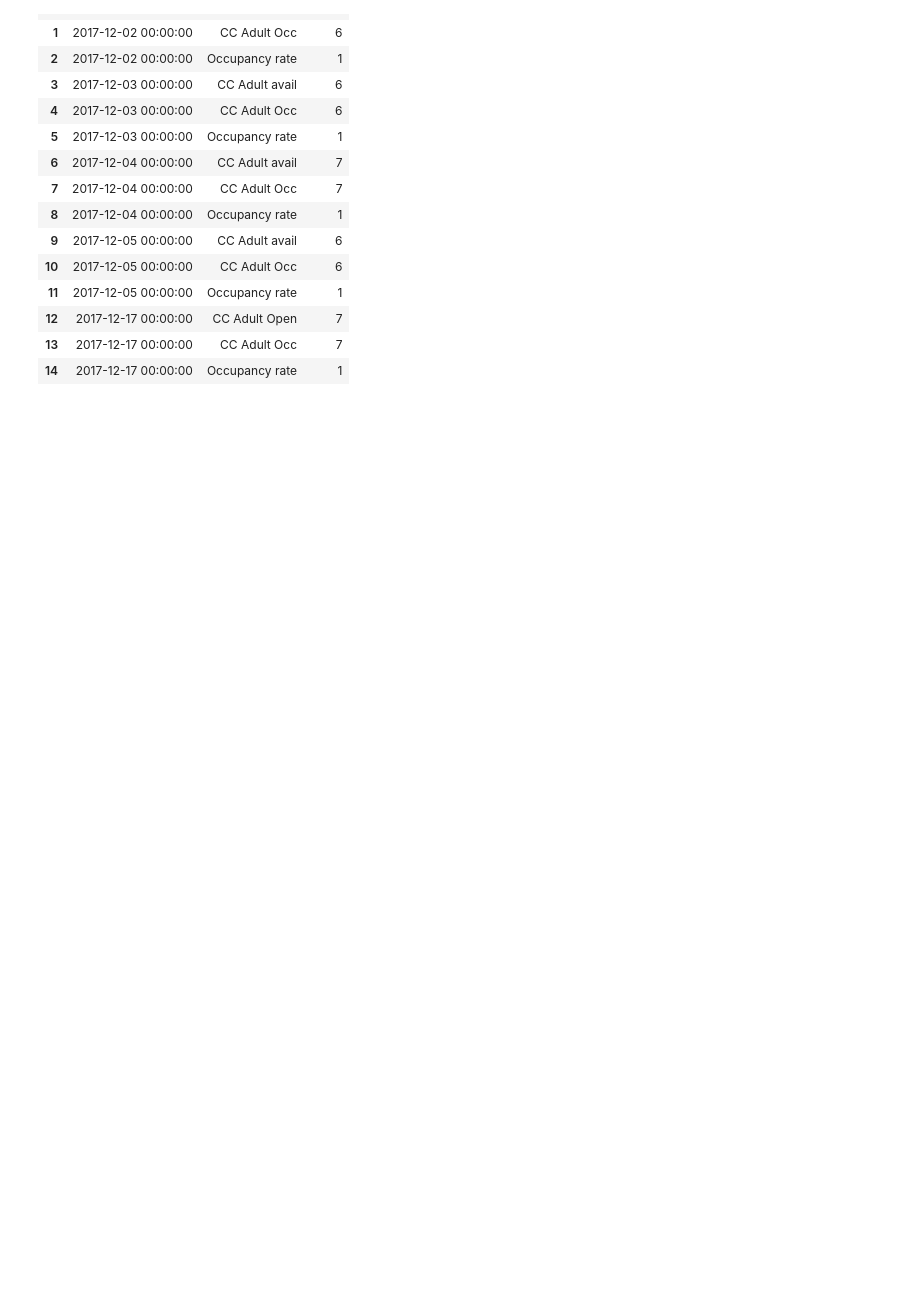
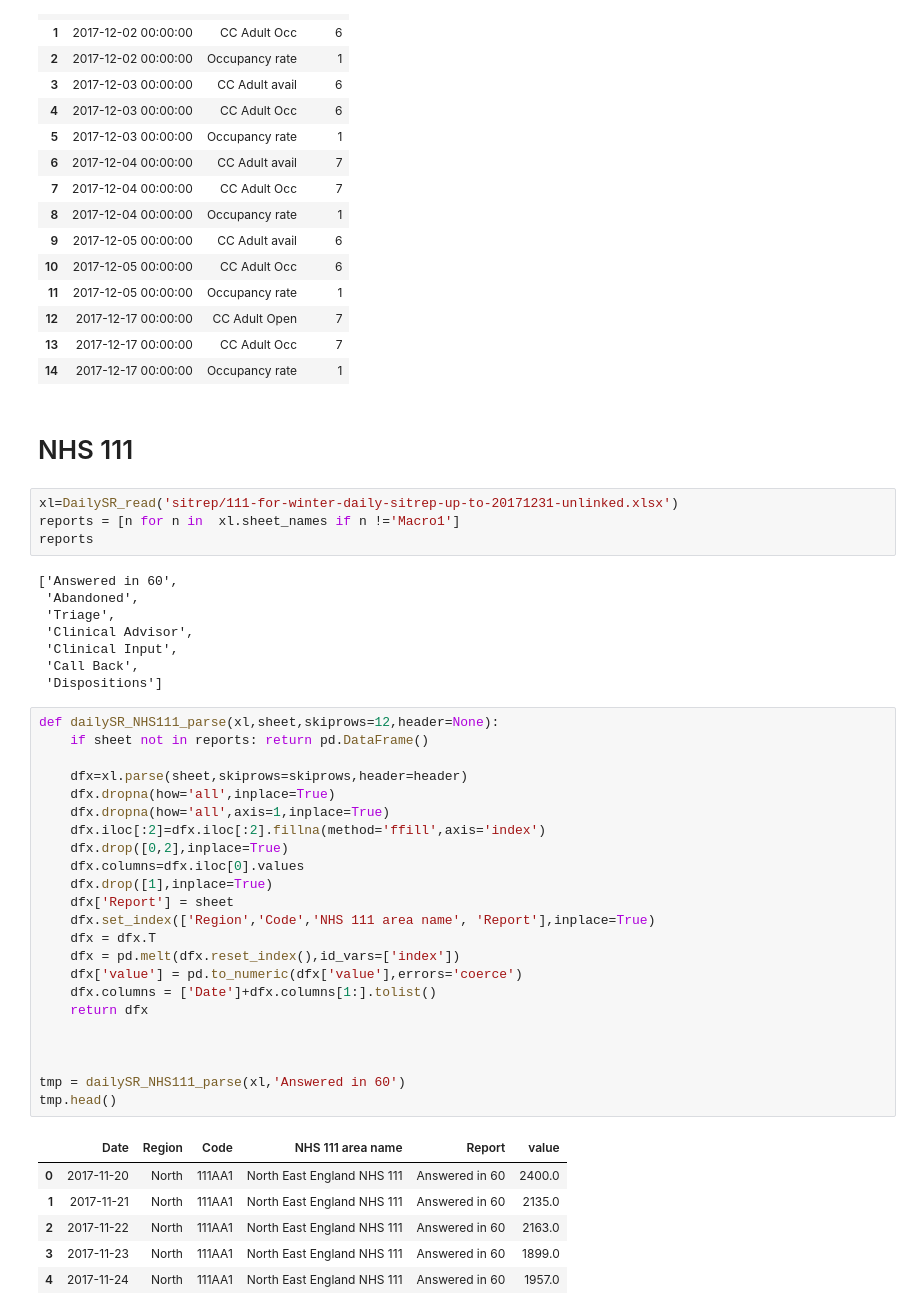
Before and after one commit to psychemedia/openHealthDataDoodles, a Jupyter notebook: notebooks/Winter_SitRep.ipynb, the cells around one changed output. Saved outputs shown, nothing was run; the diff lists cells and outputs as text; blank space fills up the shorter version.

Commit message:
Initial attempts at  NHS111 spreadsheet parser

```diff
--- a/notebooks/Winter_SitRep.ipynb
+++ b/notebooks/Winter_SitRep.ipynb
@@ -801,3 +803,47 @@ pd.read_sql_query(q_peak_occ_beds_acc, conn)
 | 12 | 2017-12-17 00:00:00 | CC Adult Open | 7 |
 | 13 | 2017-12-17 00:00:00 | CC Adult Occ | 7 |
 | 14 | 2017-12-17 00:00:00 | Occupancy rate | 1 |
+# %% [markdown]
+# NHS 111
+# %%
+xl=DailySR_read('sitrep/111-for-winter-daily-sitrep-up-to-20171231-unlinked.xlsx')
+reports = [n for n in  xl.sheet_names if n !='Macro1']
+reports
+# %% [output]
+['Answered in 60',
+ 'Abandoned',
+ 'Triage',
+ 'Clinical Advisor',
+ 'Clinical Input',
+ 'Call Back',
+ 'Dispositions']
+# %%
+def dailySR_NHS111_parse(xl,sheet,skiprows=12,header=None):
+    if sheet not in reports: return pd.DataFrame()
+
+    dfx=xl.parse(sheet,skiprows=skiprows,header=header)
+    dfx.dropna(how='all',inplace=True)
+    dfx.dropna(how='all',axis=1,inplace=True)
+    dfx.iloc[:2]=dfx.iloc[:2].fillna(method='ffill',axis='index')
+    dfx.drop([0,2],inplace=True)
+    dfx.columns=dfx.iloc[0].values
+    dfx.drop([1],inplace=True)
+    dfx['Report'] = sheet
+    dfx.set_index(['Region','Code','NHS 111 area name', 'Report'],inplace=True)
+    dfx = dfx.T
+    dfx = pd.melt(dfx.reset_index(),id_vars=['index'])
+    dfx['value'] = pd.to_numeric(dfx['value'],errors='coerce')
+    dfx.columns = ['Date']+dfx.columns[1:].tolist()
+    return dfx
+
+
+
+tmp = dailySR_NHS111_parse(xl,'Answered in 60')
+tmp.head()
+# %% [output]
+|  | Date | Region | Code | NHS 111 area name | Report | value |
+| 0 | 2017-11-20 | North | 111AA1 | North East England NHS 111 | Answered in 60 | 2400.0 |
+| 1 | 2017-11-21 | North | 111AA1 | North East England NHS 111 | Answered in 60 | 2135.0 |
+| 2 | 2017-11-22 | North | 111AA1 | North East England NHS 111 | Answered in 60 | 2163.0 |
+| 3 | 2017-11-23 | North | 111AA1 | North East England NHS 111 | Answered in 60 | 1899.0 |
+| 4 | 2017-11-24 | North | 111AA1 | North East England NHS 111 | Answered in 60 | 1957.0 |
```
Also changed, not shown: parts of 5 cells of this notebook.
